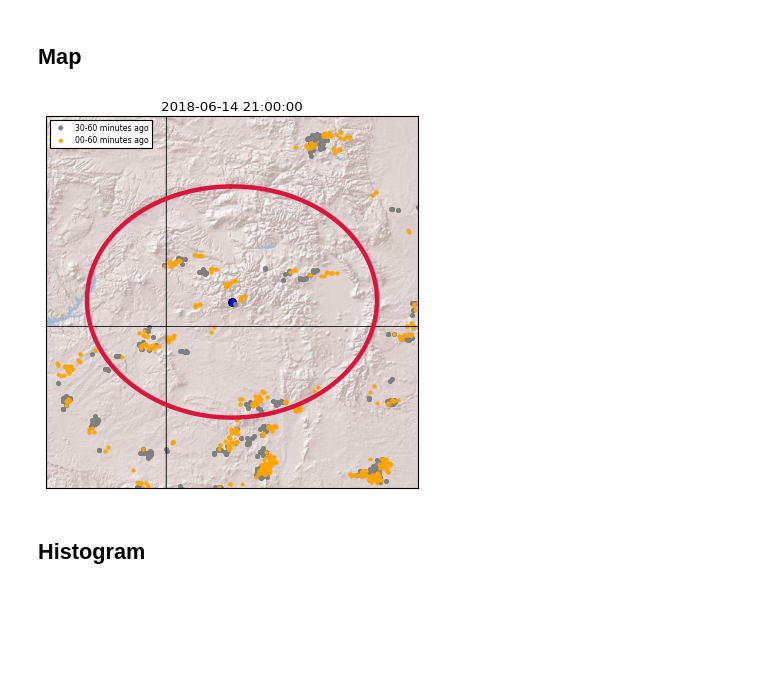
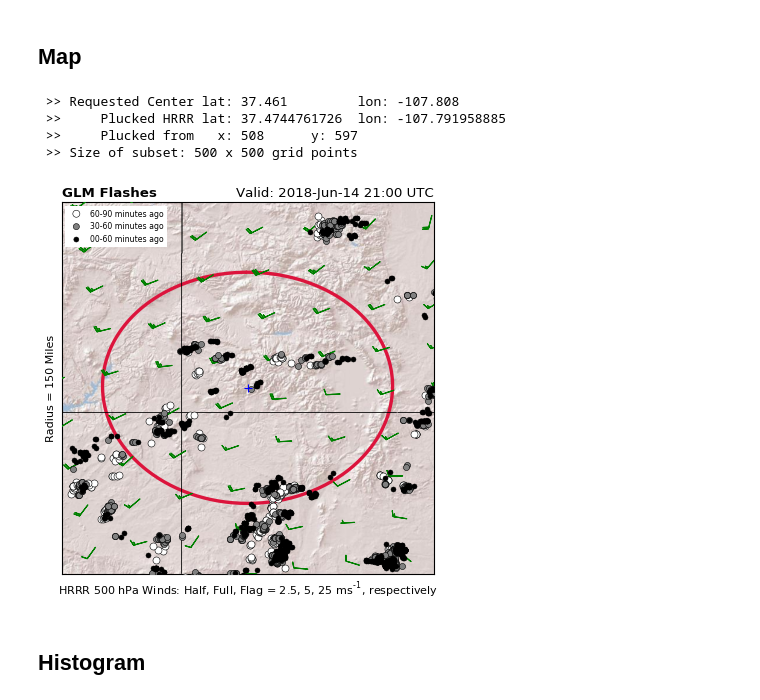
Before and after one commit to blaylockbk/pyBKB_v2, a Jupyter notebook: BB_GOES16/GLM_proximity_map_and_histogram.ipynb, the cells around one changed output. Cells and saved outputs as stored; diff of their text form; code cells hidden in the pictures; blank space fills up the shorter version.

```diff
--- a/BB_GOES16/GLM_proximity_map_and_histogram.ipynb
+++ b/BB_GOES16/GLM_proximity_map_and_histogram.ipynb
@@ -29,6 +33,15 @@ GLM2 = accumulate_GLM(get_GLM_files_for_range(prev30, eDATE)) # 0-30 minutes ago
 # %%
 # 416 fire in colorado
 FIRE = (37.461,-107.808)
+# %%
+H = get_hrrr_variable(eDATE, 'UVGRD:500 mb', verbose=False)
+# %%
+H = hrrr_subset(H, half_box=250, lat=FIRE[0], lon=FIRE[1])
+# %% [output]
+ >> Requested Center lat: 37.461         lon: -107.808
+ >>     Plucked HRRR lat: 37.4744761726  lon: -107.791958885
+ >>     Plucked from   x: 508      y: 597
+ >> Size of subset: 500 x 500 grid points
 # %%
 m = Basemap(resolution='i', projection='cyl', area_thresh=1500,\
             llcrnrlon=FIRE[1]-3.5, llcrnrlat=FIRE[0]-3.5, \
@@ -40,35 +51,3 @@ miles = 150
 meters = 1609.344 * miles
 
 g = Geod(ellps='clrk66')
-# %%
-plt.figure(figsize=[6,6])
-endlon = []
-endlat = []
-for i in range(360):
-    fwdlon, fwdlat, backaz = g.fwd(FIRE[1], FIRE[0], i, meters)
-    endlon.append(fwdlon)
-    endlat.append(fwdlat)
-m.plot(endlon, endlat, color='crimson', linewidth=4, latlon=True)
-m.drawstates()
-m.drawcountries()
-m.arcgisimage(service='World_Shaded_Relief', xpixels=500, dpi=100)
-m.scatter(FIRE[1], FIRE[0], s=50)
-m.scatter(GLM['longitude'], GLM['latitude'],
-          marker='.',
-          s=50,
-          color='grey',
-          latlon=True,
-          label='30-60 minutes ago')
-m.scatter(GLM2['longitude'], GLM2['latitude'],
-          marker='.',
-          s=30,
-          color='orange',
-          latlon=True,
-          label='00-60 minutes ago')
-
-plt.title(eDATE)
-
-leg = plt.legend(scatterpoints=1, framealpha=1, loc=2, fontsize=7)
-leg.get_frame().set_linewidth(1)
-# %% [output]
-[figure, removed]
@@ -75,2 +81,41 @@ leg.get_frame().set_linewidth(1)
+# %%
+plt.figure(figsize=[6,6])
+
+plot_radius(1609.344*miles)
+plot_winds(H)
+
+m.scatter(GLM0['longitude'], GLM0['latitude'],
+          s=40, edgecolor='k', linewidth=.5,
+          color='w',
+          latlon=True,
+          label='60-90 minutes ago',
+          zorder=10)
+m.scatter(GLM['longitude'], GLM['latitude'],
+          s=30, edgecolor='k', linewidth=.5,
+          color='grey',
+          latlon=True,
+          label='30-60 minutes ago',
+          zorder=10)
+m.scatter(GLM2['longitude'], GLM2['latitude'],
+          s=20, edgecolor='k', linewidth=.5,
+          color='k',
+          latlon=True,
+          label='00-60 minutes ago',
+          zorder=10)
+
+m.scatter(FIRE[1], FIRE[0], s=50, marker='+', zorder=10)
+
+m.drawstates()
+m.drawcountries()
+m.arcgisimage(service='World_Shaded_Relief', xpixels=500, dpi=100)
+
+plt.title('GLM Flashes', fontweight="semibold", loc='left')
+plt.title(eDATE.strftime('Valid: %Y-%b-%d %H:%M UTC'), loc='right')
+plt.ylabel('Radius = %s Miles' % miles)
+
+leg = plt.legend(scatterpoints=1, framealpha=1, loc=2, fontsize=7)
+leg.get_frame().set_linewidth(0)
+# %% [output]
+[figure, added]
 # %% [markdown]
 ## Histogram
```
Also changed, not shown: parts of 14 cells of this notebook, 3 other files.
